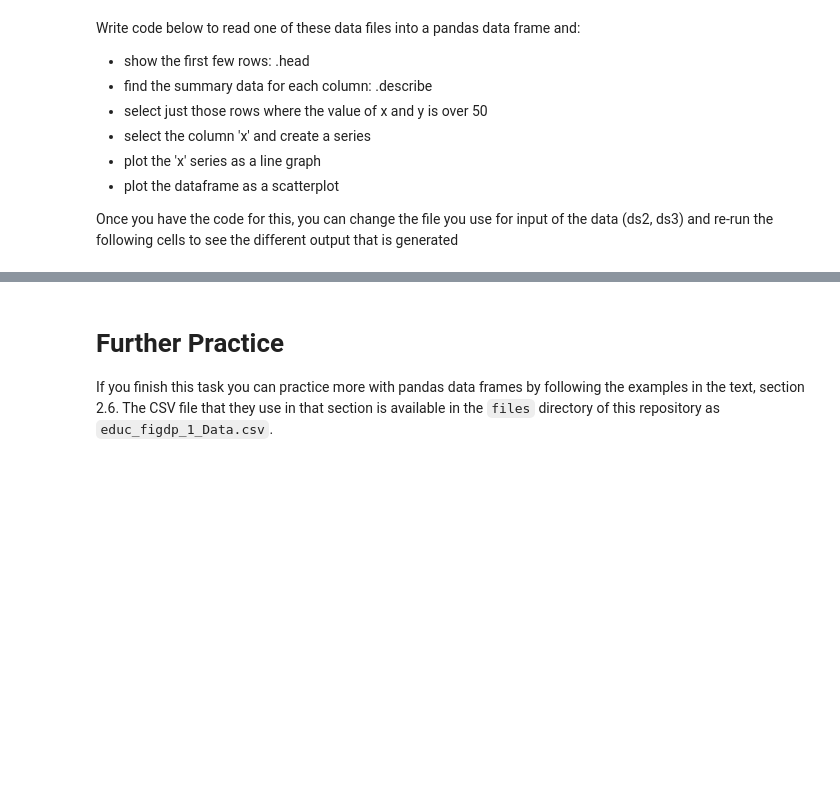
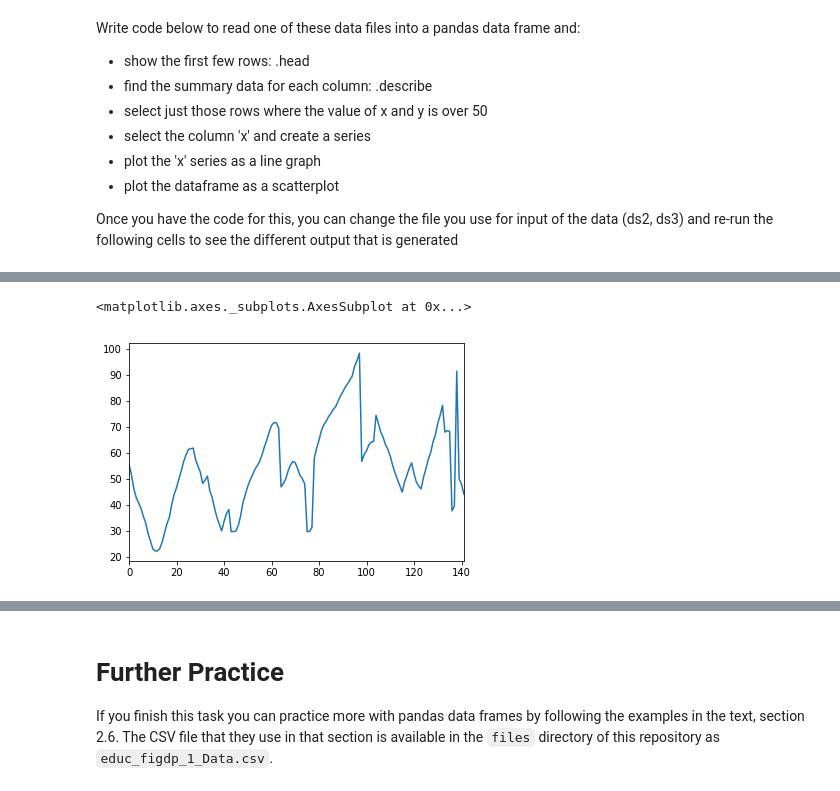
Before and after one commit to garyliu427/COMP257_practical, a Jupyter notebook: COMP257 Week 2.ipynb, the cells around one changed output, grey strips where cells are left out. Saved outputs shown, nothing was run; the diff lists cells and outputs as text; code cells hidden in the pictures; blank space fills up the shorter version.

```diff
--- a/COMP257 Week 2.ipynb
+++ b/COMP257 Week 2.ipynb
@@ -145,3 +150,6 @@ Write code below to read one of these data files into a pandas data frame and:
 Once you have the code for this, you can change the file you use for input of the data (ds2, ds3) and re-run the following cells to see the different output that is generated
 # %%
 # write your code here
+df = pd.read_csv('Data/ds1.csv')
+print(df.head())
+print(df.describe())
@@ -147,0 +195,7 @@ Once you have the code for this, you can change the file you use for input of th
+# %%
+import matplotlib.pyplot as plt
+firstCol = df['x']
+firstCol.plot(kind='line')
+# %% [output]
+<matplotlib.axes._subplots.AxesSubplot at 0x...>
+[figure, added]
```
Also changed, not shown: parts of 4 cells of this notebook.
